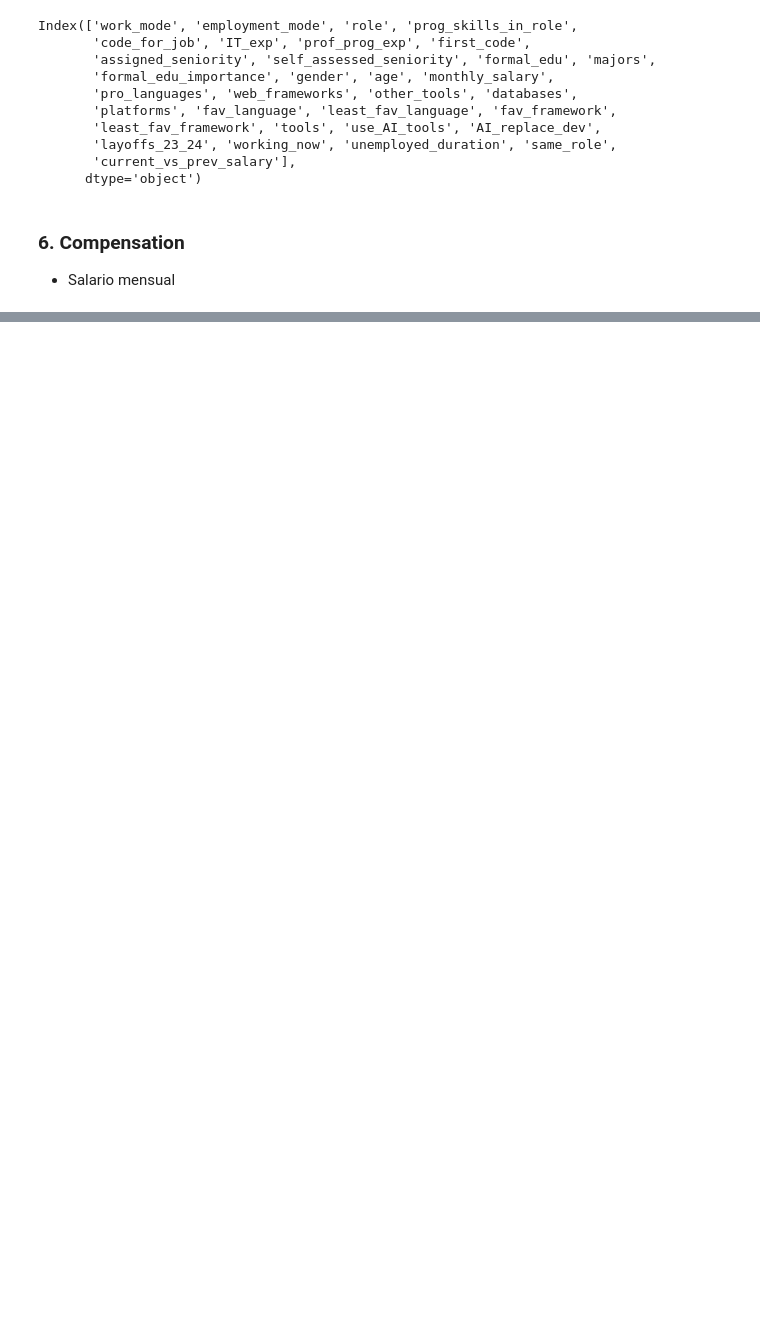
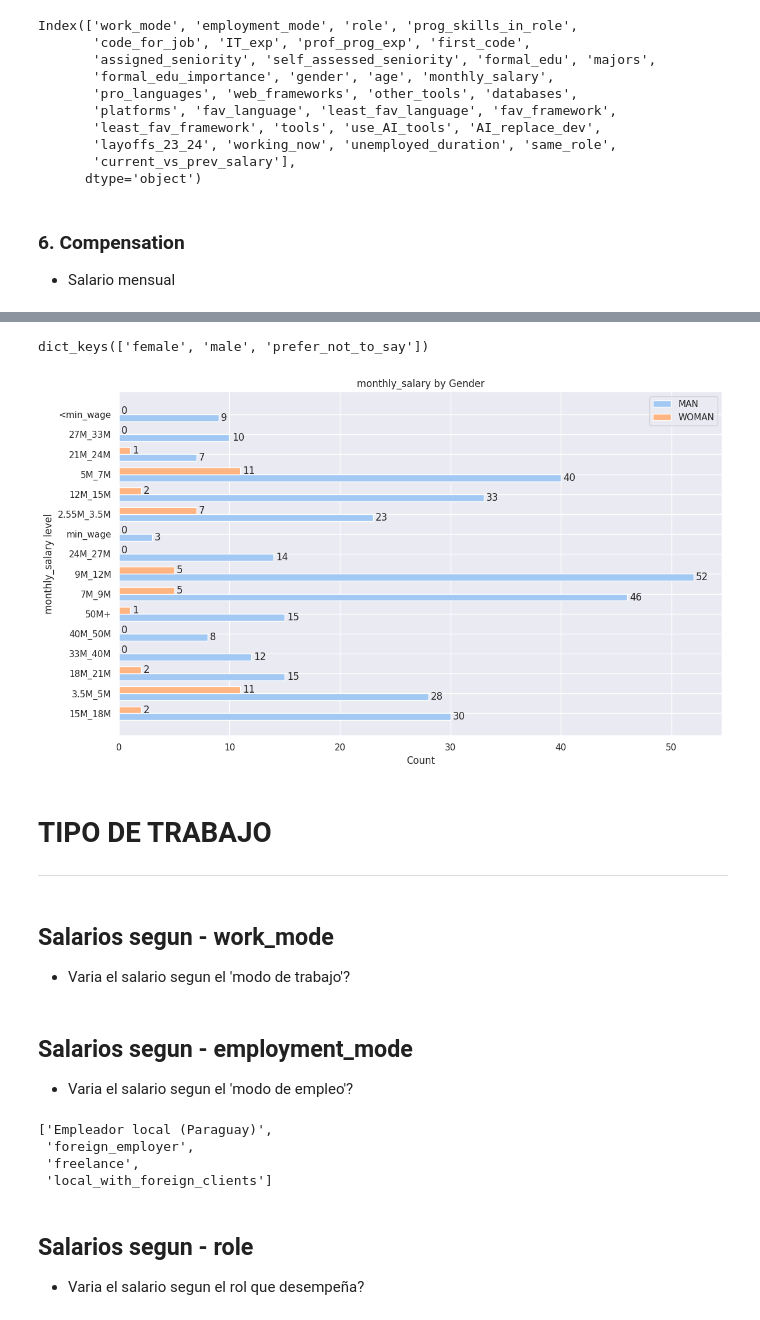
Before and after one commit to TorrezMN/Enc.-Devs-2024-Py, a Jupyter notebook: notebooks/salarios.ipynb, the cells around one changed output, grey strips where cells are left out. Saved outputs shown, nothing was run; the diff lists cells and outputs as text; code cells hidden in the pictures; blank space fills up the shorter version.

```diff
--- a/notebooks/salarios.ipynb
+++ b/notebooks/salarios.ipynb
@@ -52,0 +73,42 @@ Index(['work_mode', 'employment_mode', 'role', 'prog_skills_in_role',
+# %%
+group_config = {
+    "title": "monthly_salary by Gender",
+    "c1_label": "MAN",
+    "c2_label": "WOMAN",
+    "xlabel": "Count",
+    "ylabel": "monthly_salary level",
+}
+# %%
+gender_group.groups.keys()
+# %% [output]
+dict_keys(['female', 'male', 'prefer_not_to_say'])
+# %%
+make_horizontal_grouped_chart(
+    df,
+    gender_group.get_group("male"),
+    gender_group.get_group("female"),
+    "monthly_salary",
+    get_column_uniques(df, "monthly_salary"),
+    group_config,
+)
+# %% [output]
+[figure, added]
+# %% [markdown]
+# TIPO DE TRABAJO
+---
+# %% [markdown]
+## Salarios segun - work_mode
+- Varia el salario segun el 'modo de trabajo'?
+# %% [markdown]
+## Salarios segun - employment_mode
+- Varia el salario segun el 'modo de empleo'?
+# %%
+get_column_uniques(df, "employment_mode")
+# %% [output]
+['Empleador local (Paraguay)',
+ 'foreign_employer',
+ 'freelance',
+ 'local_with_foreign_clients']
+# %% [markdown]
+## Salarios segun - role
+- Varia el salario segun el rol que desempeña?
```
Also changed, not shown: parts of 48 cells of this notebook, 3 other files.
